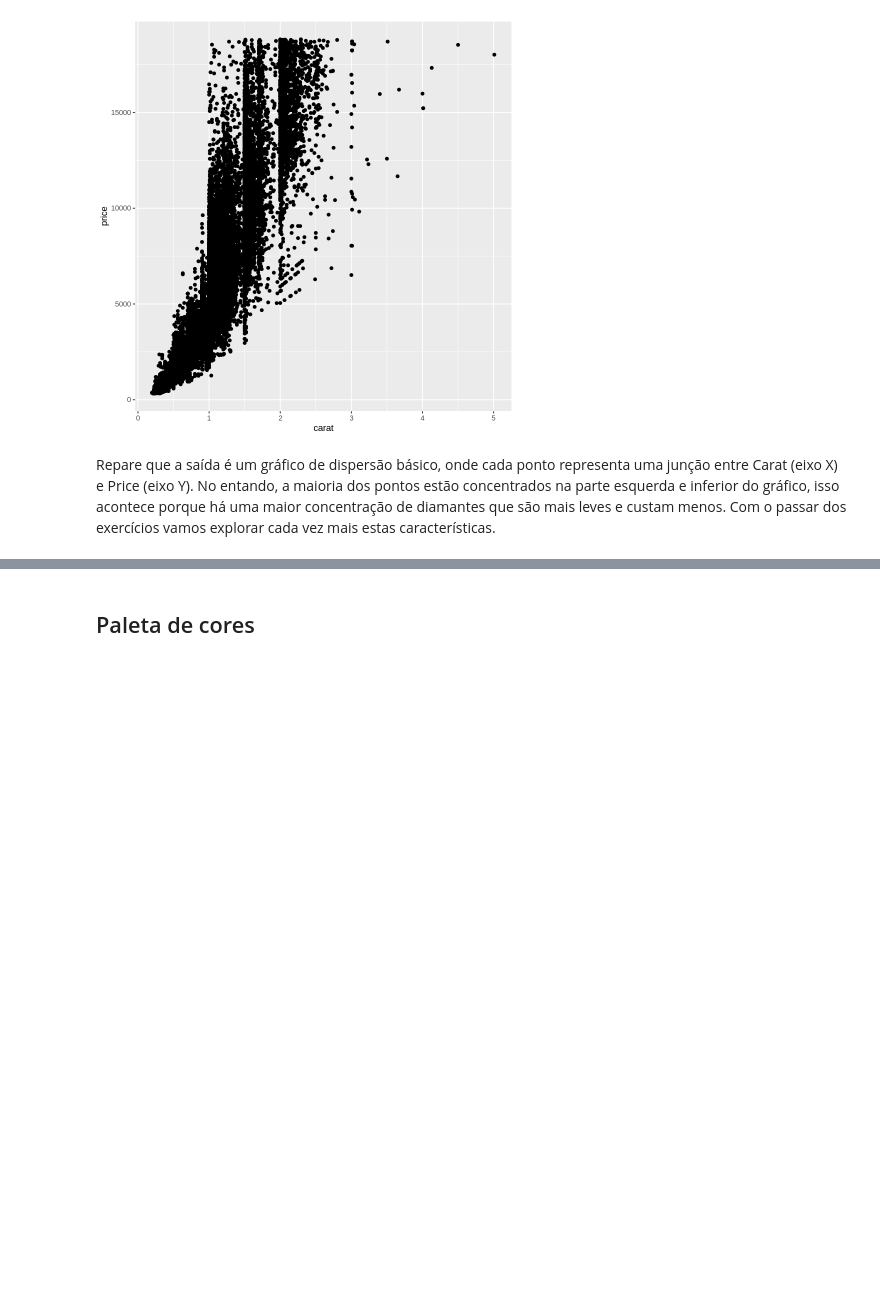
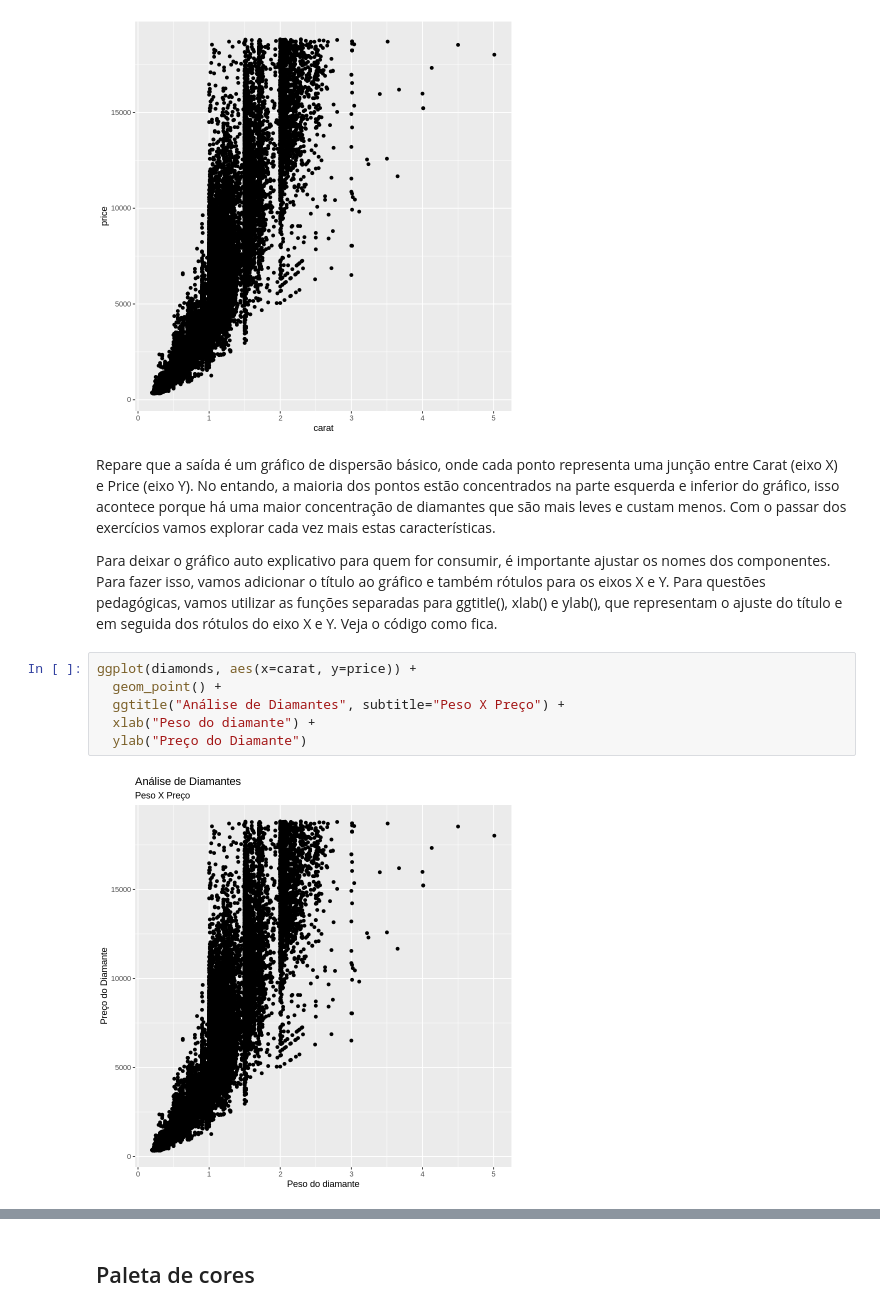
Before and after one commit to Rogerio-mack/Ling-de-Prog-para-Ciencia-de-Dados, a Jupyter notebook: Trilha 7.ipynb, the cells around one changed output, grey strips where cells are left out. Drawn from its saved outputs; the diff is of its cells as text; blank space fills up the shorter version.

```diff
--- a/Trilha 7.ipynb
+++ b/Trilha 7.ipynb
@@ -88,3 +88,13 @@ ggplot(diamonds, aes(x=carat, y=price)) + geom_point()
 [figure]
 # %% [markdown]
 Repare que a saída é um gráfico de dispersão básico, onde cada ponto representa uma junção entre Carat (eixo X) e Price (eixo Y). No entando, a maioria dos pontos estão concentrados na parte esquerda e inferior do gráfico, isso acontece porque há uma maior concentração de diamantes que são mais leves e custam menos. Com o passar dos exercícios vamos explorar cada vez mais estas características.
+
+Para deixar o gráfico auto explicativo para quem for consumir, é importante ajustar os nomes dos componentes. Para fazer isso, vamos adicionar o título ao gráfico e também rótulos para os eixos X e Y. Para questões pedagógicas, vamos utilizar as funções separadas para ggtitle(), xlab() e ylab(), que representam o ajuste do título e em seguida dos rótulos do eixo X e Y. Veja o código como fica.
+# %%
+ggplot(diamonds, aes(x=carat, y=price)) +
+  geom_point() +
+  ggtitle("Análise de Diamantes", subtitle="Peso X Preço") +
+  xlab("Peso do diamante") +
+  ylab("Preço do Diamante")
+# %% [output]
+[figure, added]
```
Also changed, not shown: parts of 4 cells of this notebook.
